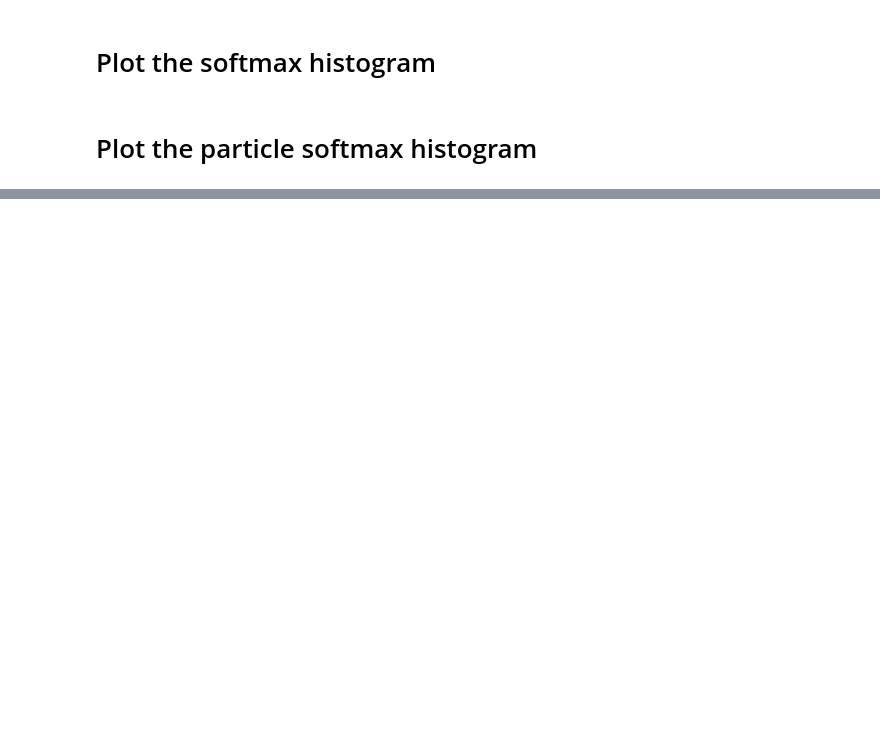
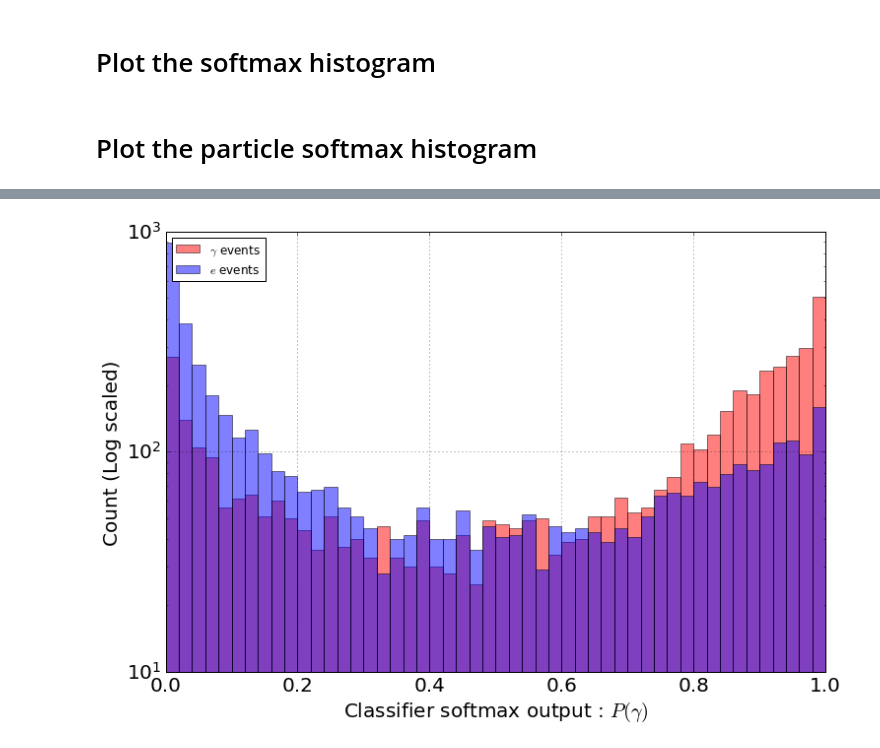
Before and after one commit to WatChMaL/CNN, a Jupyter notebook: postprocessing/scratch_nb_2.ipynb, the cells around one changed output, grey strips where cells are left out. Cells and saved outputs as stored; diff of their text form; code cells hidden in the pictures; blank space fills up the shorter version.

```diff
--- a/postprocessing/scratch_nb_2.ipynb
+++ b/postprocessing/scratch_nb_2.ipynb
@@ -53,0 +167,8 @@ plot_ROC_curve(softmax5, label5, class_dict={"gamma":0, "e":1, "mu":2})
+# %%
+energy_slice_map = energy_slice_maps[1]
+curr_softmax = softmaxes[energy_slice_map]
+curr_label = labels[energy_slice_map]
+
+plot_particle_histogram(curr_softmax, curr_label, labels_dict={"gamma":0, "e":1}, particle="gamma", num_bins=50)
+# %% [output]
+[figure, added]
```
Also changed, not shown: parts of 39 cells of this notebook, 14 other files.
